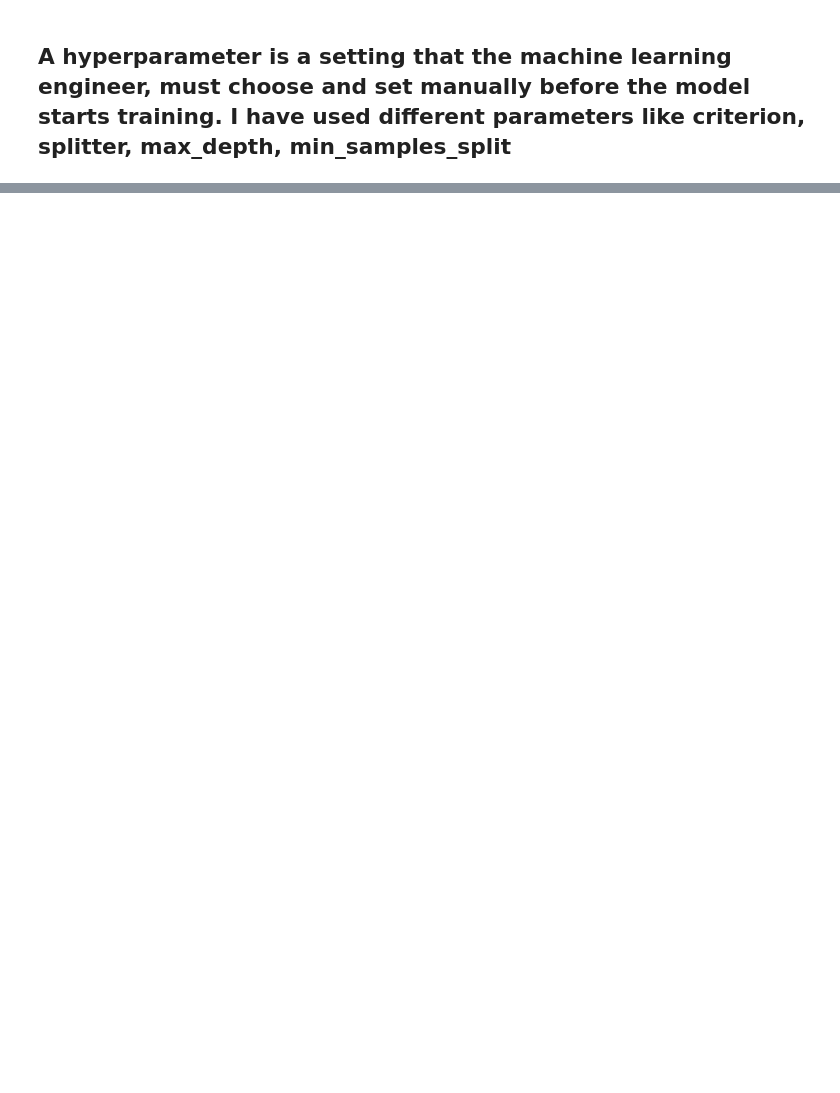
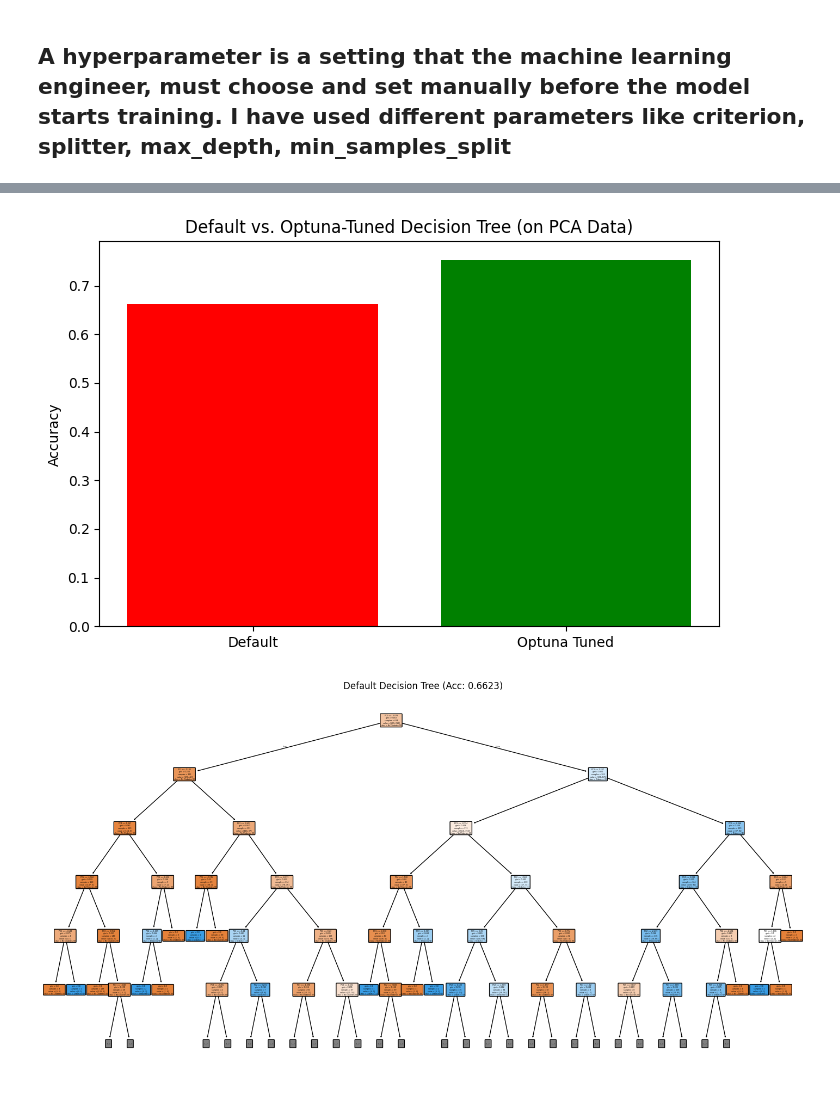
Before and after one commit to Priyanshu27083/ML_lab, a Jupyter notebook: ML_assignment_2.ipynb, the cells around one changed output, grey strips where cells are left out. Drawn from its saved outputs; the diff is of its cells as text; code cells hidden in the pictures; blank space fills up the shorter version.

Commit message:
OPTUNA

```diff
--- a/ML_assignment_2.ipynb
+++ b/ML_assignment_2.ipynb
@@ -216,0 +414,45 @@ plt.show()
+# %%
+# --- 9. Visualization ---
+
+# Default model (for comparison)
+default_tree = DecisionTreeClassifier(random_state=42)
+default_tree.fit(X_train, y_train)
+default_acc = accuracy_score(y_test, default_tree.predict(X_test))
+
+# Plot accuracy comparison
+plt.figure(figsize=(8, 5))
+plt.bar(['Default', 'Optuna Tuned'],
+        [default_acc, best_acc],
+        color=['red', 'green'])
+plt.ylabel('Accuracy')
+plt.title('Default vs. Optuna-Tuned Decision Tree (on PCA Data)')
+plt.show()
+
+# --- 10. Visual Comparison of Trees ---
+
+pca_feature_names = [f'PC{i+1}' for i in range(X_pca.shape[1])]
+
+# Plot Default Decision Tree
+plt.figure(figsize=(18, 9))
+plot_tree(default_tree,
+          filled=True,
+          feature_names=pca_feature_names,
+          class_names=class_names,
+          rounded=True,
+          max_depth=5)
+plt.title(f"Default Decision Tree (Acc: {default_acc:.4f})")
+plt.show()
+
+# Plot Optuna-Tuned Decision Tree
+plt.figure(figsize=(18, 9))
+plot_tree(best_model,
+          filled=True,
+          feature_names=pca_feature_names,
+          class_names=class_names,
+          rounded=True,
+          max_depth=5)
+plt.title(f"Optuna Tuned Decision Tree (Acc: {best_acc:.4f})")
+plt.show()
+# %% [output]
+[figure, added]
+[figure, added]
```
Also changed, not shown: parts of 7 cells of this notebook.
